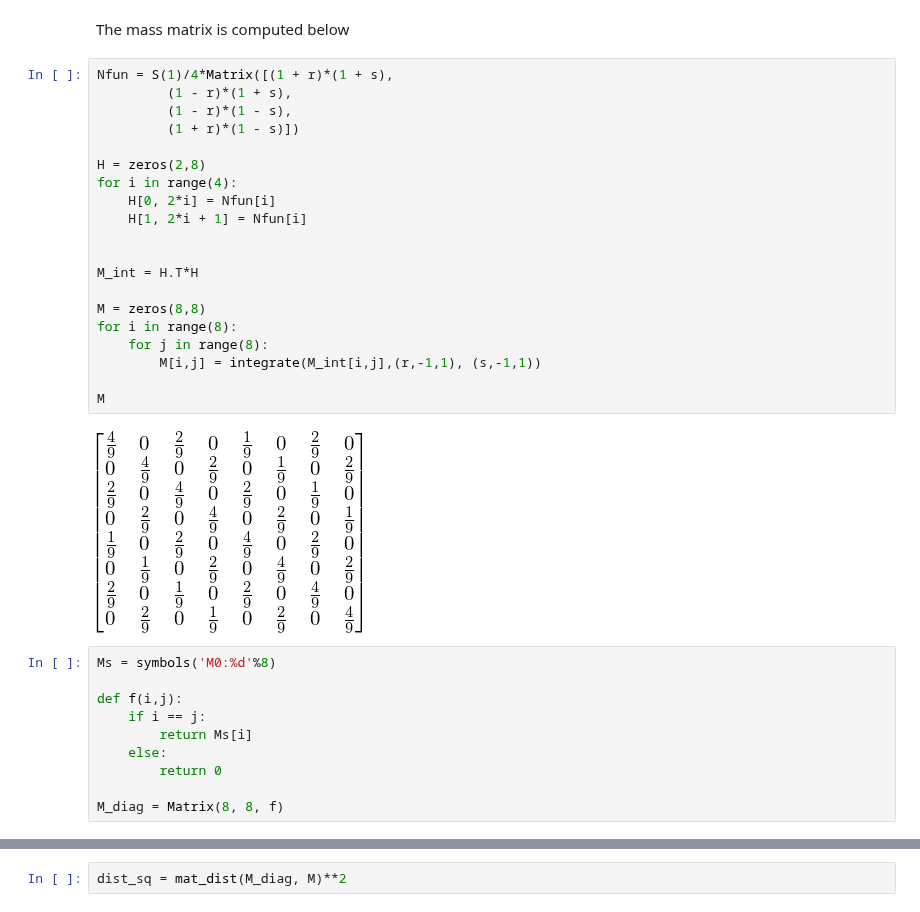
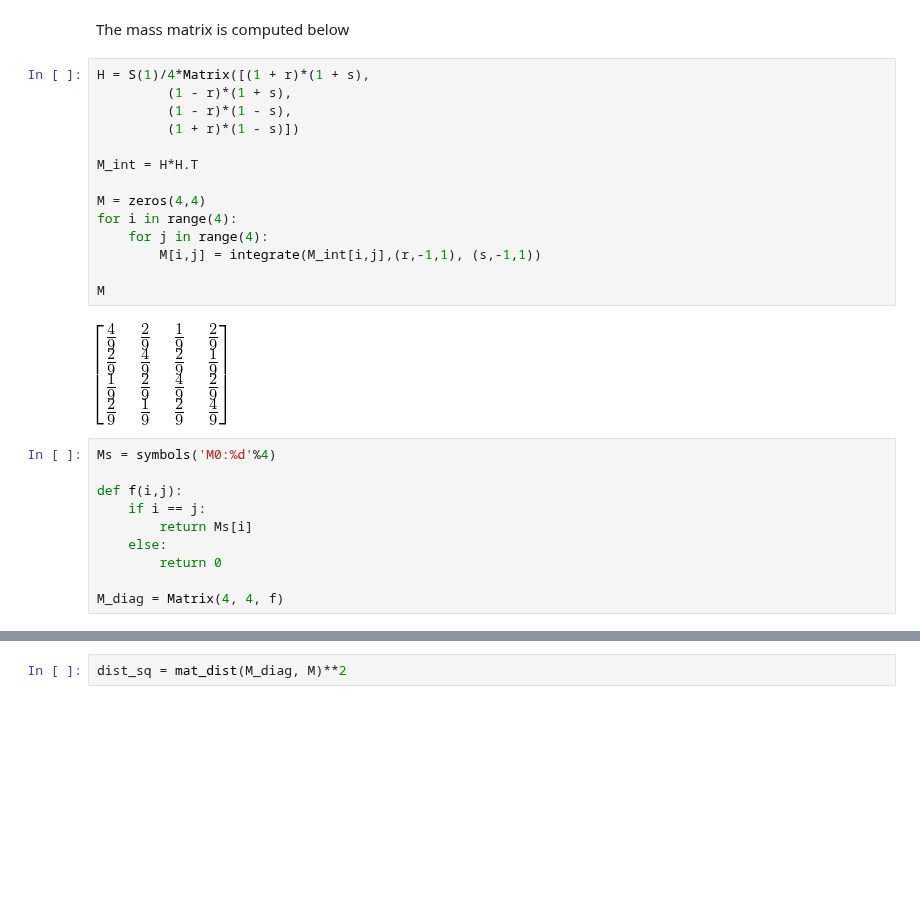
Before and after one commit to nicoguaro/notebooks_examples, a Jupyter notebook: Optimal_mass_matrix.ipynb, the cells around one changed output, grey strips where cells are left out. Saved outputs shown, nothing was run; the diff lists cells and outputs as text; blank space fills up the shorter version.

```diff
--- a/Optimal_mass_matrix.ipynb
+++ b/Optimal_mass_matrix.ipynb
@@ -109,29 +119,23 @@ def mat_dist(A, B, dist="frob"):
 # %% [markdown]
 The mass matrix is computed below
 # %%
-Nfun = S(1)/4*Matrix([(1 + r)*(1 + s),
+H = S(1)/4*Matrix([(1 + r)*(1 + s),
          (1 - r)*(1 + s),
          (1 - r)*(1 - s),
          (1 + r)*(1 - s)])
 
-H = zeros(2,8)
+M_int = H*H.T
+
+M = zeros(4,4)
 for i in range(4):
-    H[0, 2*i] = Nfun[i]
-    H[1, 2*i + 1] = Nfun[i]
-
-
-M_int = H.T*H
-
-M = zeros(8,8)
-for i in range(8):
-    for j in range(8):
+    for j in range(4):
         M[i,j] = integrate(M_int[i,j],(r,-1,1), (s,-1,1))
 
 M
 # %% [output]
-[figure, old version]
+[figure, new version]
 # %%
-Ms = symbols('M0:%d'%8)
+Ms = symbols('M0:%d'%4)
 
 def f(i,j):
     if i == j:
@@ -139,4 +143,4 @@ def f(i,j):
     else:
         return 0
 
-M_diag = Matrix(8, 8, f)
+M_diag = Matrix(4, 4, f)
```
Also changed, not shown: parts of 45 cells of this notebook.
